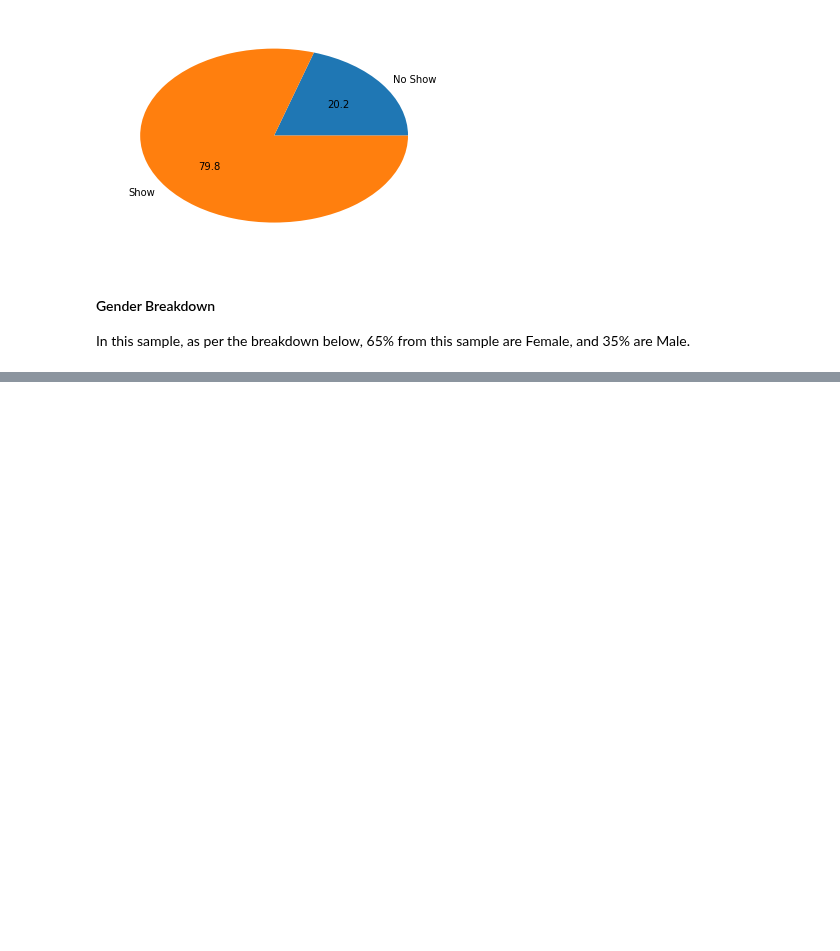
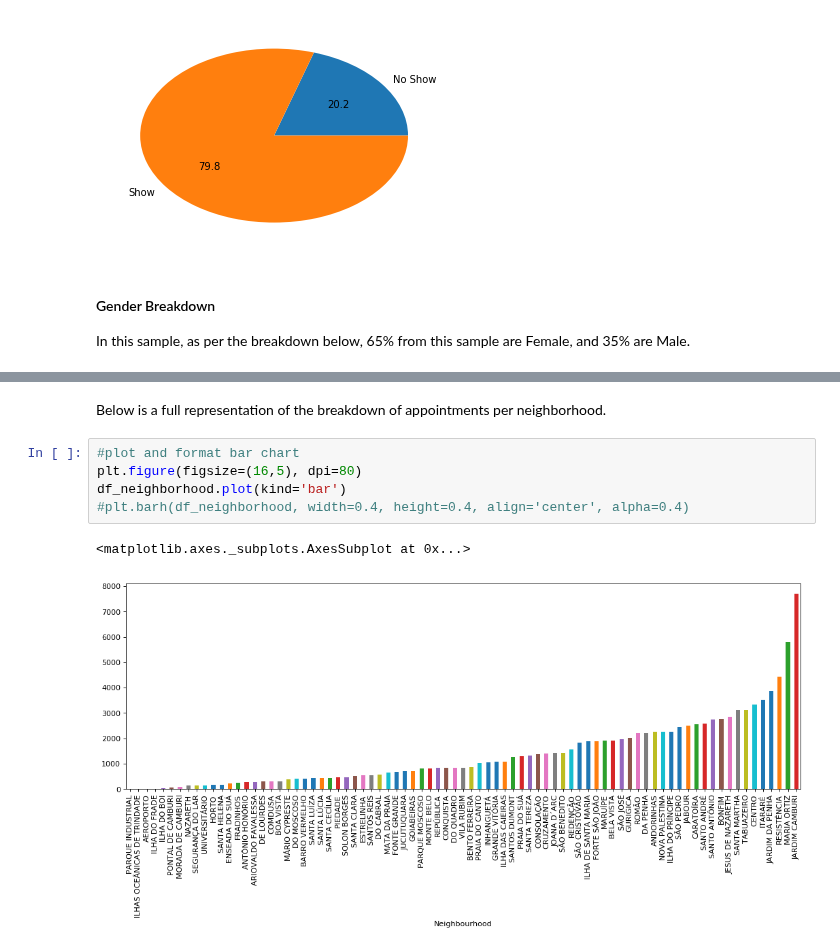
Before and after one commit to cdmorgan103/7331DataMiningNoShow, a Jupyter notebook: 7331DataMiningNoShow - SImpleStats.ipynb, the cells around one changed output, grey strips where cells are left out. Saved outputs shown, nothing was run; the diff lists cells and outputs as text; blank space fills up the shorter version.

```diff
--- a/7331DataMiningNoShow - SImpleStats.ipynb
+++ b/7331DataMiningNoShow - SImpleStats.ipynb
@@ -455,0 +449,10 @@ df_neighborhood.plot(kind='barh')
+# %% [markdown]
+Below is a full representation of the breakdown of appointments per neighborhood.
+# %%
+#plot and format bar chart
+plt.figure(figsize=(16,5), dpi=80)
+df_neighborhood.plot(kind='bar')
+#plt.barh(df_neighborhood, width=0.4, height=0.4, align='center', alpha=0.4)
+# %% [output]
+<matplotlib.axes._subplots.AxesSubplot at 0x...>
+[figure, added]
```
Also changed, not shown: parts of 11 cells of this notebook.
